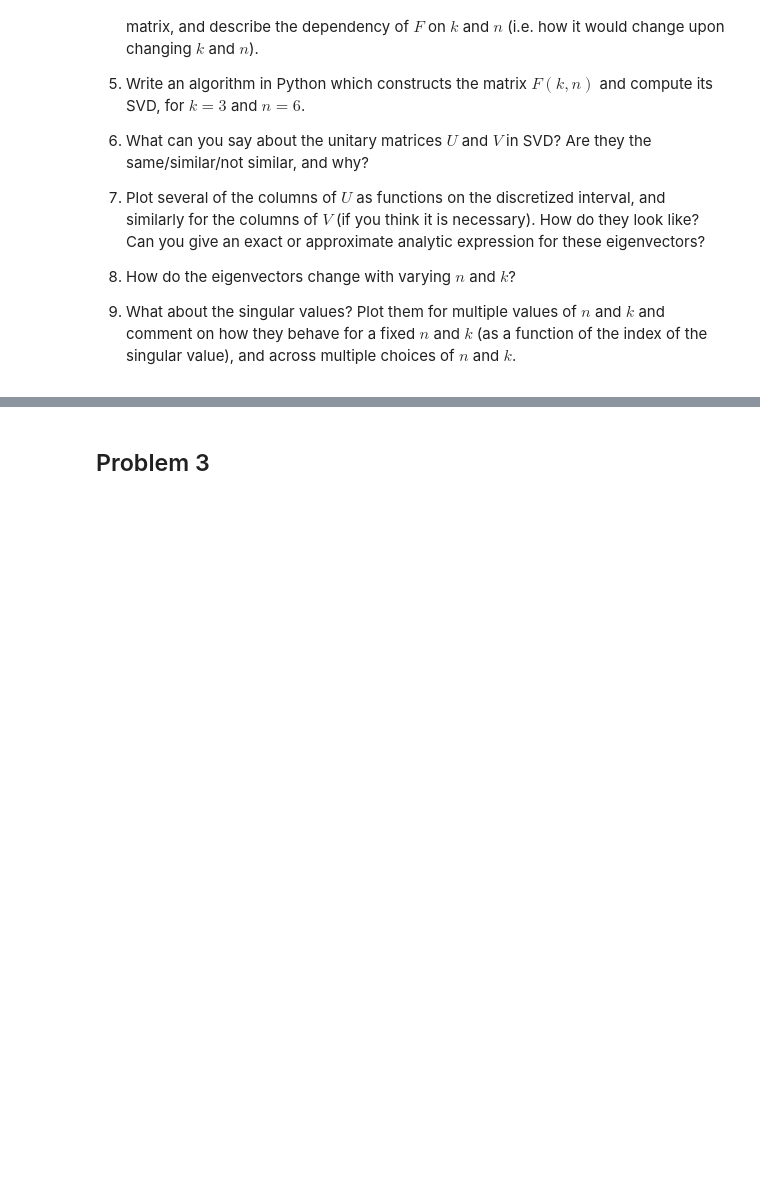
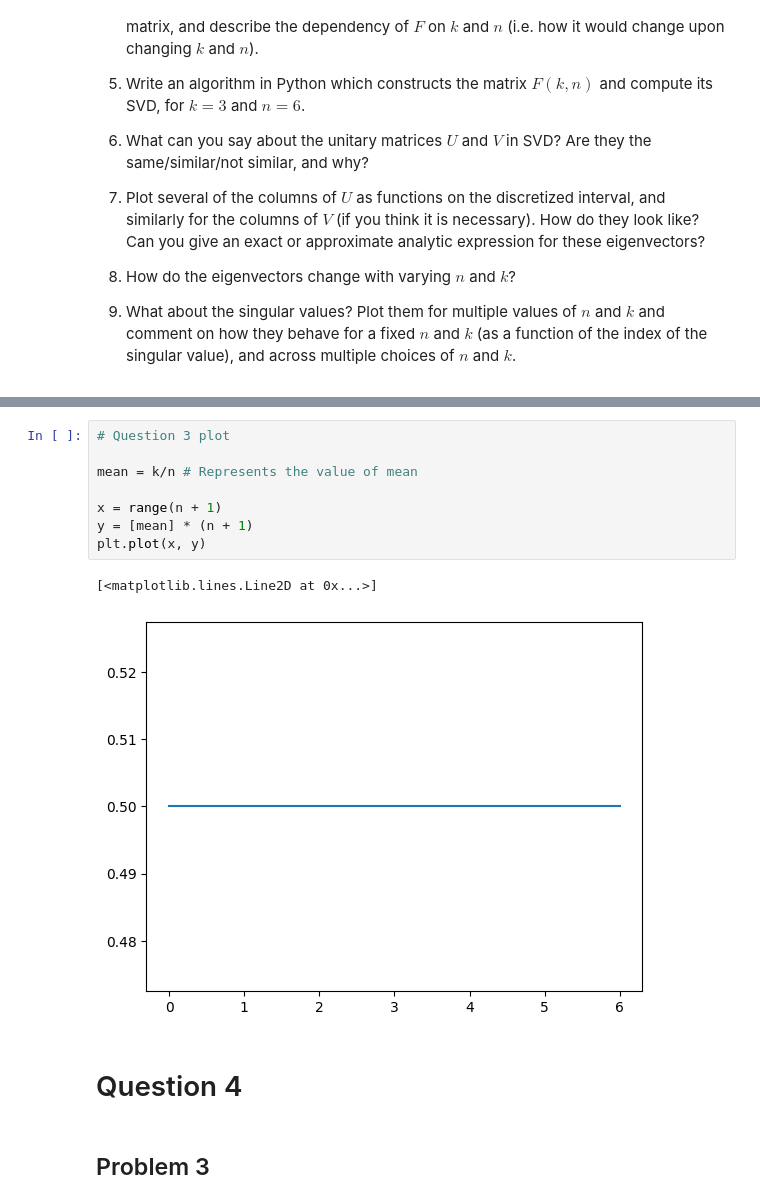
Before and after one commit to syncre02/mcfds, a Jupyter notebook: hw3.ipynb, the cells around one changed output, grey strips where cells are left out. Saved outputs shown, nothing was run; the diff lists cells and outputs as text; blank space fills up the shorter version.

```diff
--- a/hw3.ipynb
+++ b/hw3.ipynb
@@ -51,3 +122,16 @@ Consider the centered functions $\overline{f_i} = f_i − μ$, represented as ve
+# %%
+# Question 3 plot
+
+mean = k/n # Represents the value of mean
+
+x = range(n + 1)
+y = [mean] * (n + 1)
+plt.plot(x, y)
+# %% [output]
+[<matplotlib.lines.Line2D at 0x...>]
+[figure, added]
+# %% [markdown]
+# Question 4
 # %% [markdown]
 ## Problem 3
 # %% [markdown]
```
Also changed, not shown: parts of 5 cells of this notebook.
